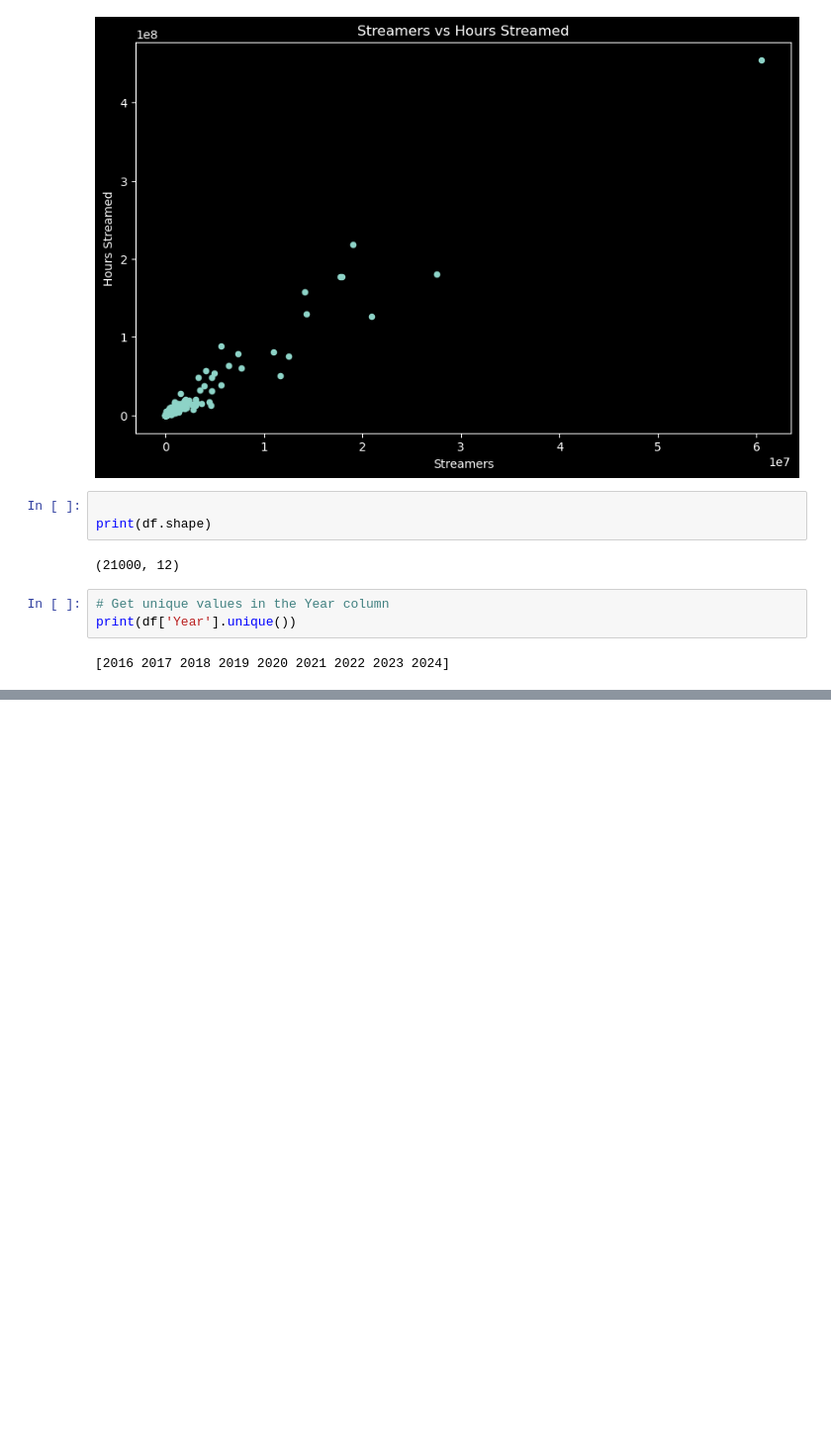
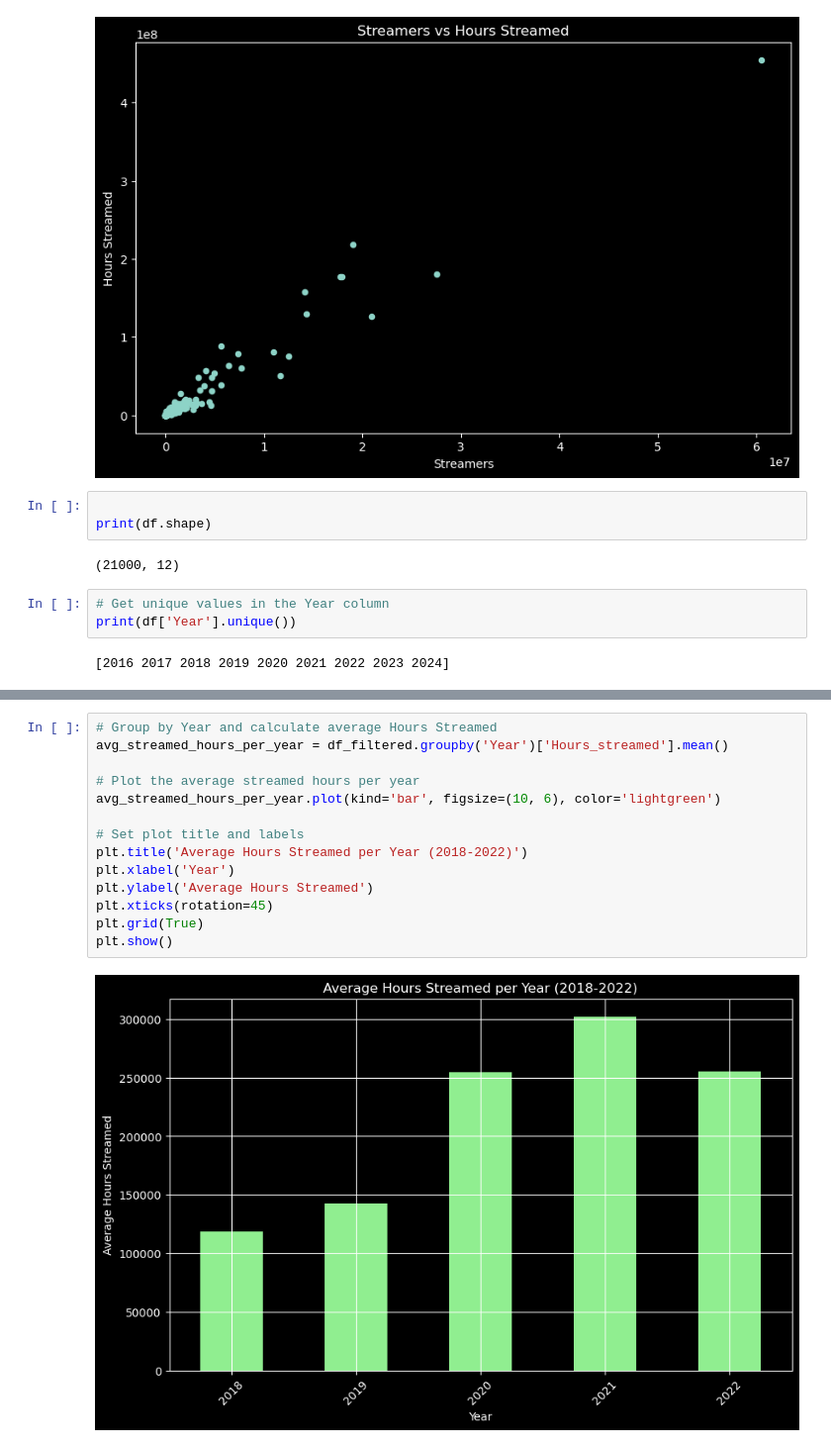
Before and after one commit to viki0401/GAME_GRID_project, a Jupyter notebook: notebooks/analysis_twitch.ipynb, the cells around one changed output, grey strips where cells are left out. Shown at 99% size. Saved outputs shown, nothing was run; the diff lists cells and outputs as text; blank space fills up the shorter version.

```diff
--- a/notebooks/analysis_twitch.ipynb
+++ b/notebooks/analysis_twitch.ipynb
@@ -136,0 +222,16 @@ print(df['Year'].unique())
+# %%
+# Group by Year and calculate average Hours Streamed
+avg_streamed_hours_per_year = df_filtered.groupby('Year')['Hours_streamed'].mean()
+
+# Plot the average streamed hours per year
+avg_streamed_hours_per_year.plot(kind='bar', figsize=(10, 6), color='lightgreen')
+
+# Set plot title and labels
+plt.title('Average Hours Streamed per Year (2018-2022)')
+plt.xlabel('Year')
+plt.ylabel('Average Hours Streamed')
+plt.xticks(rotation=45)
+plt.grid(True)
+plt.show()
+# %% [output]
+[figure, added]
```
Also changed, not shown: parts of 10 cells of this notebook, 10 other files.
